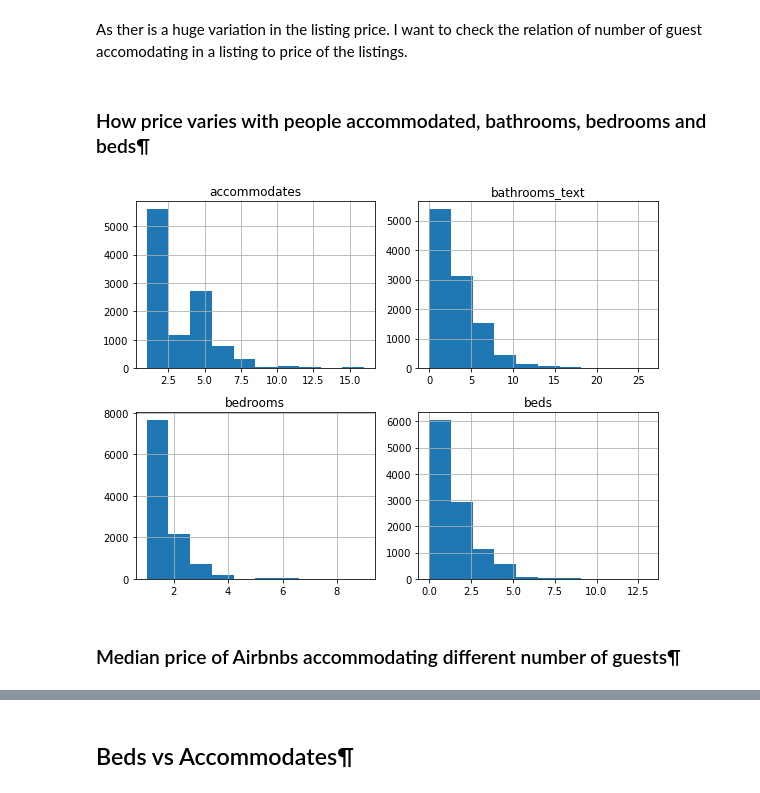
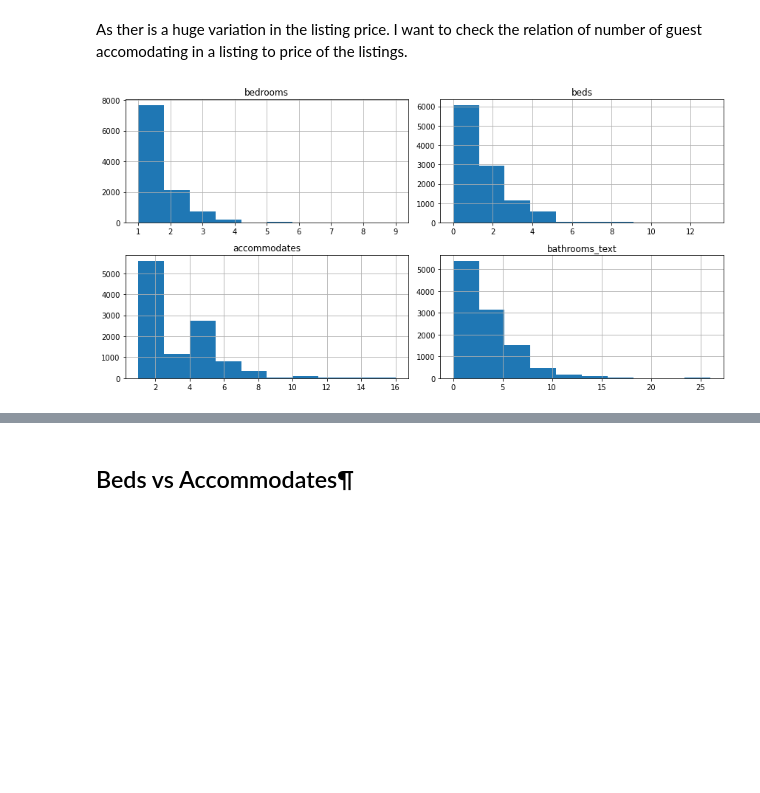
Before and after one commit to GKPSingh/Toronto-Airbnb, a Jupyter notebook: Data_EDA.ipynb, the cells around one changed output, grey strips where cells are left out. Cells and saved outputs as stored; diff of their text form; code cells hidden in the pictures; blank space fills up the shorter version.

Commit message:
updating Toronto-Airbnb

```diff
--- a/Data_EDA.ipynb
+++ b/Data_EDA.ipynb
@@ -100,12 +104,9 @@ Number of listings charging less then $50 per night = 57
 From above, it is clear that about 18% of the listings are priced below or equal to 50 dollars, more than 55% of the listings are priced below 100 dollars and only 57 listings are priced at 1000 dollar or more
 # %% [markdown]
 As ther is a huge variation in the listing price. I want to check the relation of number of guest accomodating in a listing to price of the listings.
-# %% [markdown]
-### How price varies with people accommodated, bathrooms, bedrooms and beds¶
 # %%
-df[['accommodates', 'bathrooms_text', 'bedrooms', 'beds']].hist(figsize=(8,6));
+# Frequency distribution of bedrooms, beds, number of persons accomodated and bathrooms
+df[['bedrooms','beds','accommodates', 'bathrooms_text']].hist(figsize=(12,6));
 plt.tight_layout()
 # %% [output]
-[figure, old version]
+[figure, new version]
-# %% [markdown]
-### Median price of Airbnbs accommodating different number of guests¶
```
Also changed, not shown: parts of 39 cells of this notebook, 2 other files.
